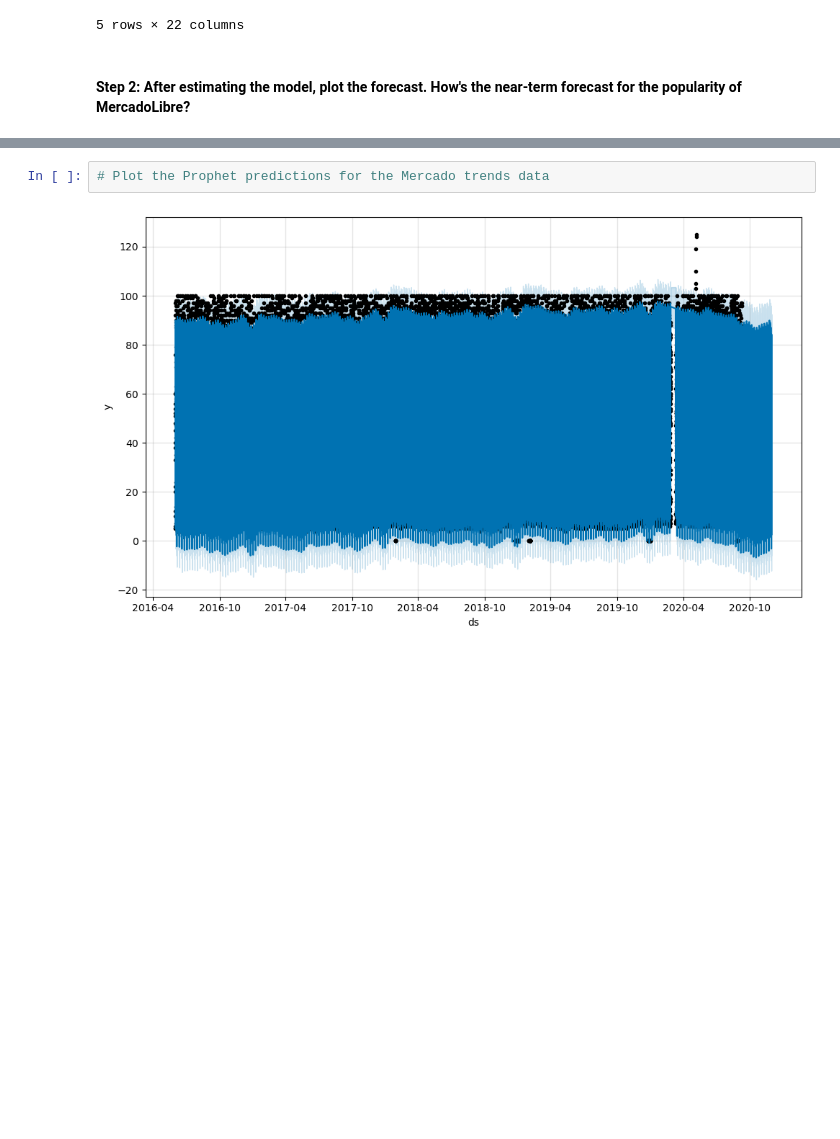
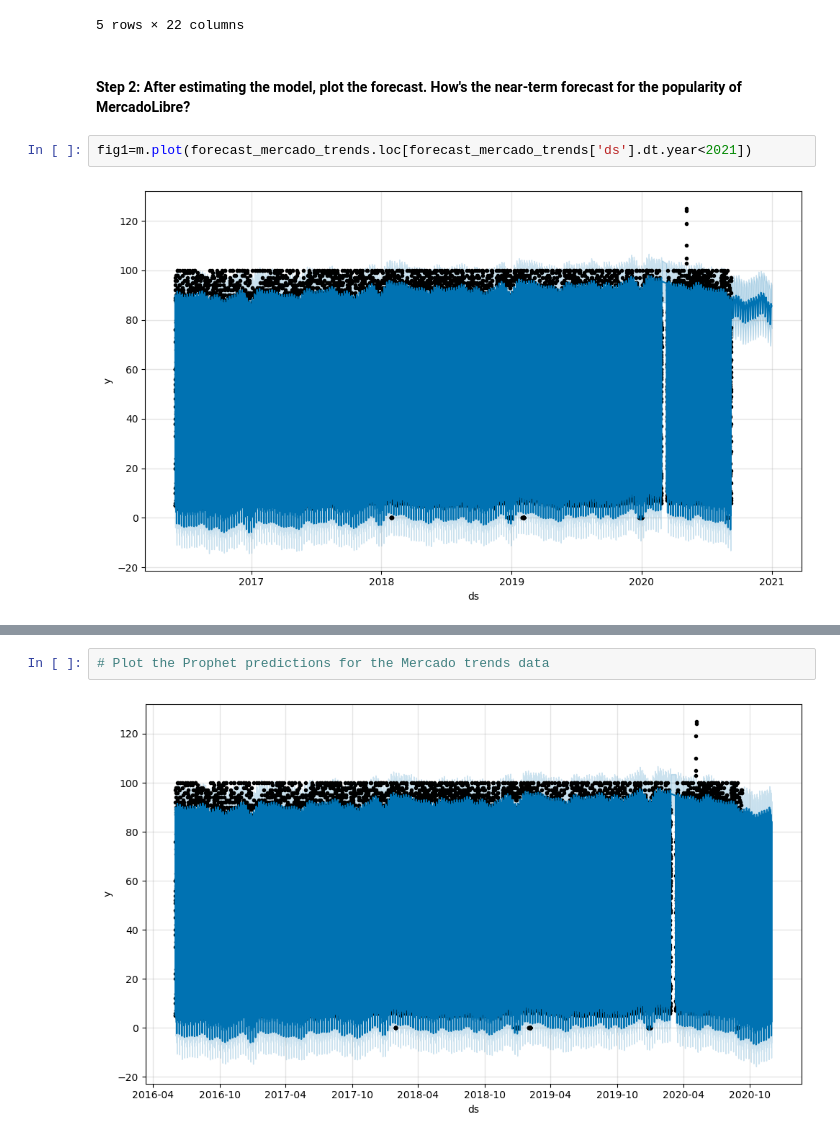
Before and after one commit to FLermaP/prophet-challenge, a Jupyter notebook: forecasting_net_prophet.ipynb, the cells around one changed output, grey strips where cells are left out. Drawn from its saved outputs; the diff is of its cells as text; blank space fills up the shorter version.

```diff
--- a/forecasting_net_prophet.ipynb
+++ b/forecasting_net_prophet.ipynb
@@ -513,3 +556,7 @@ Now, you need to produce a time series model that analyzes and forecasts pattern
 5 rows × 22 columns
 # %% [markdown]
 #### Step 2: After estimating the model, plot the forecast. How's the near-term forecast for the popularity of MercadoLibre?
+# %%
+fig1=m.plot(forecast_mercado_trends.loc[forecast_mercado_trends['ds'].dt.year<2021])
+# %% [output]
+[figure, added]
```
Also changed, not shown: parts of 14 cells of this notebook.
